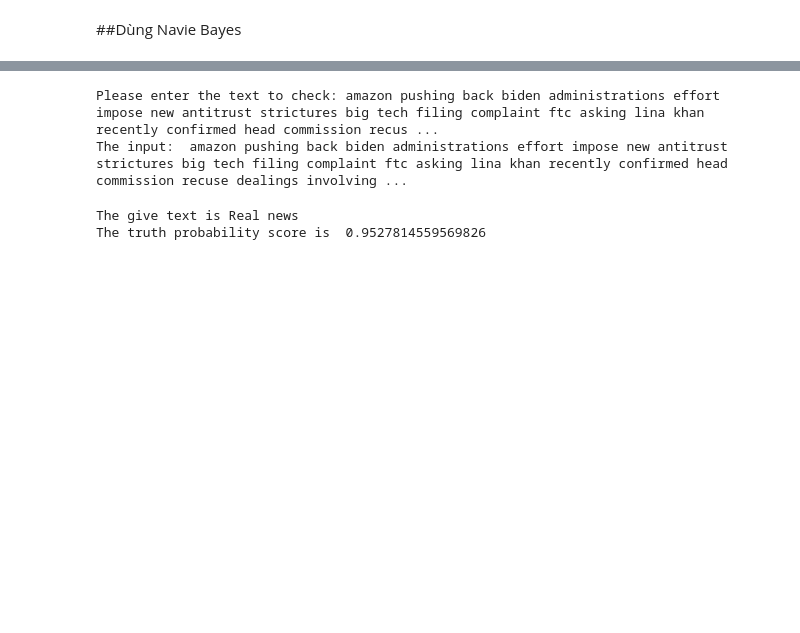
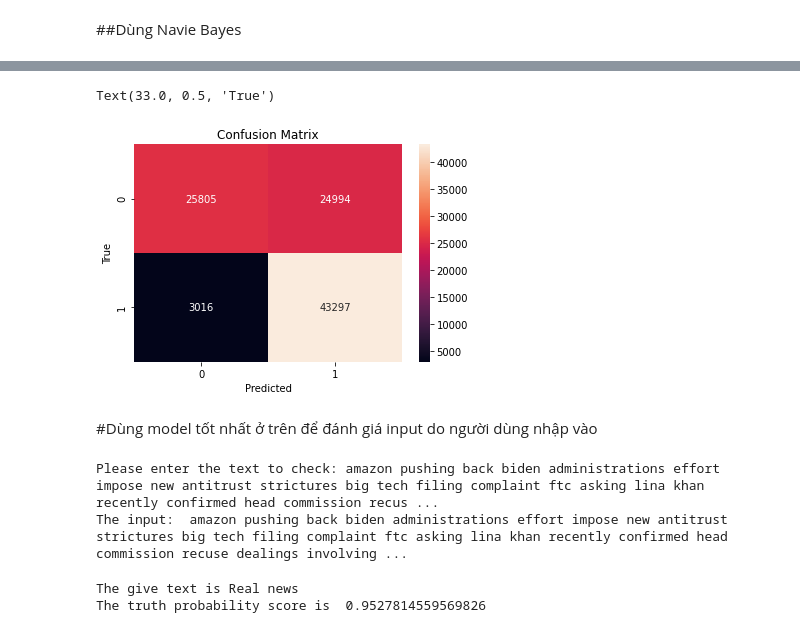
Before and after one commit to dxmai/CS114.L21.KHCL, a Jupyter notebook: FinalProject/FakeNewsDetection_FinalModel.ipynb, the cells around one changed output, grey strips where cells are left out. Cells and saved outputs as stored; diff of their text form; code cells hidden in the pictures; blank space fills up the shorter version.

```diff
--- a/FinalProject/FakeNewsDetection_FinalModel.ipynb
+++ b/FinalProject/FakeNewsDetection_FinalModel.ipynb
@@ -700,0 +541,6 @@ CONFUSION MATRIX
+# %%
+startTrain = time.time()
+svm_clf = svm.LinearSVC(max_iter=10000)
+svm_clf.fit(train_data, train['is_fake'])
+endTrain = time.time()
+print("Training Time = ", endTrain - startTrain, "seconds")
@@ -700,0 +549,5 @@ CONFUSION MATRIX
+# %%
+startTest = time.time()
+predicted_svm = svm_clf.predict(test_data)
+endTest = time.time()
+print("Testing Time = ", endTest - startTest, "seconds")
@@ -701,3 +570,14 @@ CONFUSION MATRIX
+# %%
+matrix = confusion_matrix(test['is_fake'], predicted_svm)
+sb.heatmap(matrix, annot=True, fmt="d")
+plt.title('Confusion Matrix')
+plt.xlabel('Predicted')
+plt.ylabel('True')
+# %% [output]
+Text(33.0, 0.5, 'True')
+[figure, added]
+# %% [markdown]
+#Dùng model tốt nhất ở trên để đánh giá input do người dùng nhập vào
 # %%
 var = input("Please enter the text to check: ")
 print("The input: ", var)
```
Also changed, not shown: parts of 46 cells of this notebook.
